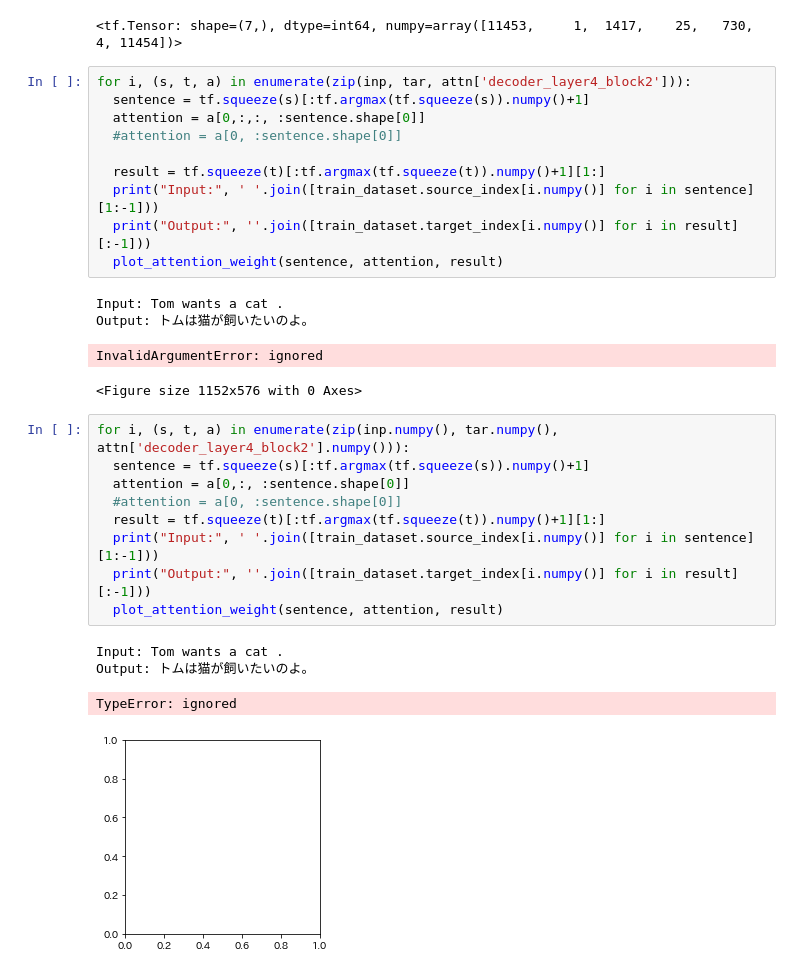
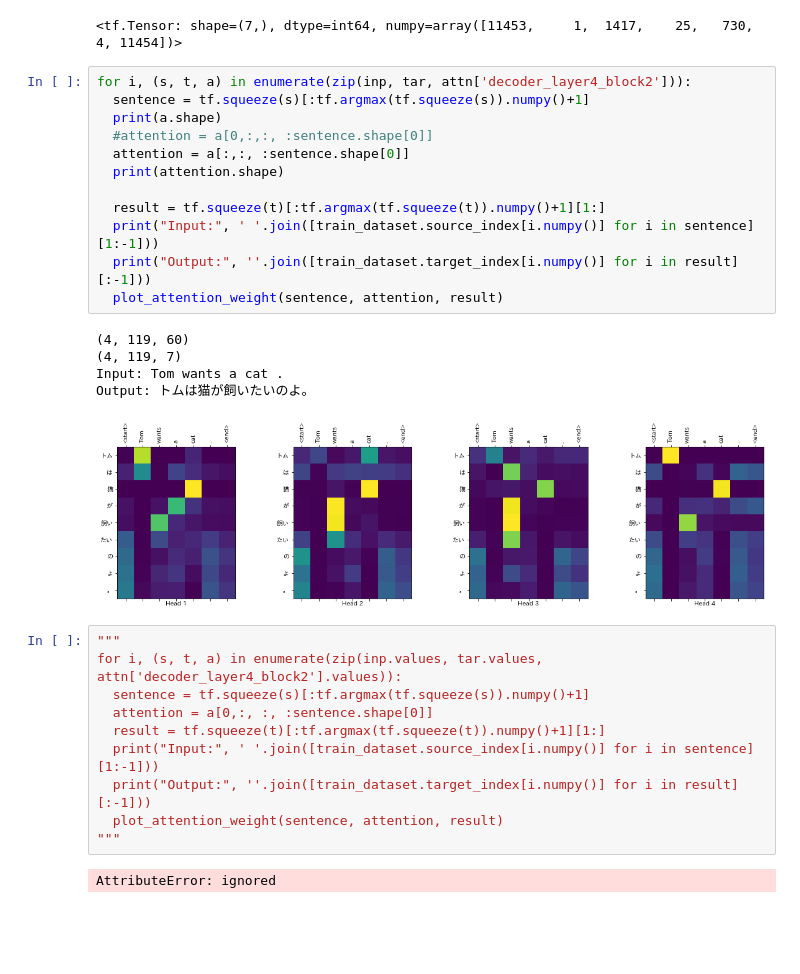
Before and after one commit to Amplil/Transformer, a Jupyter notebook: Predict_on_TPU.ipynb, the cells around one changed output. Cells and saved outputs as stored; diff of their text form; blank space fills up the shorter version.

```diff
--- a/Predict_on_TPU.ipynb
+++ b/Predict_on_TPU.ipynb
@@ -517,29 +517,30 @@ sentence
 # %%
 for i, (s, t, a) in enumerate(zip(inp, tar, attn['decoder_layer4_block2'])):
   sentence = tf.squeeze(s)[:tf.argmax(tf.squeeze(s)).numpy()+1]
-  attention = a[0,:,:, :sentence.shape[0]]
-  #attention = a[0, :sentence.shape[0]]
+  print(a.shape)
+  #attention = a[0,:,:, :sentence.shape[0]]
+  attention = a[:,:, :sentence.shape[0]]
+  print(attention.shape)
 
   result = tf.squeeze(t)[:tf.argmax(tf.squeeze(t)).numpy()+1][1:]
   print("Input:", ' '.join([train_dataset.source_index[i.numpy()] for i in sentence][1:-1]))
   print("Output:", ''.join([train_dataset.target_index[i.numpy()] for i in result][:-1]))
   plot_attention_weight(sentence, attention, result)
 # %% [output]
+(4, 119, 60)
+(4, 119, 7)
 Input: Tom wants a cat .
 Output: トムは猫が飼いたいのよ。
-InvalidArgumentError: ignored
-<Figure size 1152x576 with 0 Axes>
+[figure, added]
 # %%
-for i, (s, t, a) in enumerate(zip(inp.numpy(), tar.numpy(), attn['decoder_layer4_block2'].numpy())):
+"""
+for i, (s, t, a) in enumerate(zip(inp.values, tar.values, attn['decoder_layer4_block2'].values)):
   sentence = tf.squeeze(s)[:tf.argmax(tf.squeeze(s)).numpy()+1]
-  attention = a[0,:, :sentence.shape[0]]
-  #attention = a[0, :sentence.shape[0]]
+  attention = a[0,:, :, :sentence.shape[0]]
   result = tf.squeeze(t)[:tf.argmax(tf.squeeze(t)).numpy()+1][1:]
   print("Input:", ' '.join([train_dataset.source_index[i.numpy()] for i in sentence][1:-1]))
   print("Output:", ''.join([train_dataset.target_index[i.numpy()] for i in result][:-1]))
   plot_attention_weight(sentence, attention, result)
+"""
 # %% [output]
-Input: Tom wants a cat .
-Output: トムは猫が飼いたいのよ。
+AttributeError: ignored
-TypeError: ignored
-[figure, removed]
```
Also changed, not shown: parts of 2 cells of this notebook.
